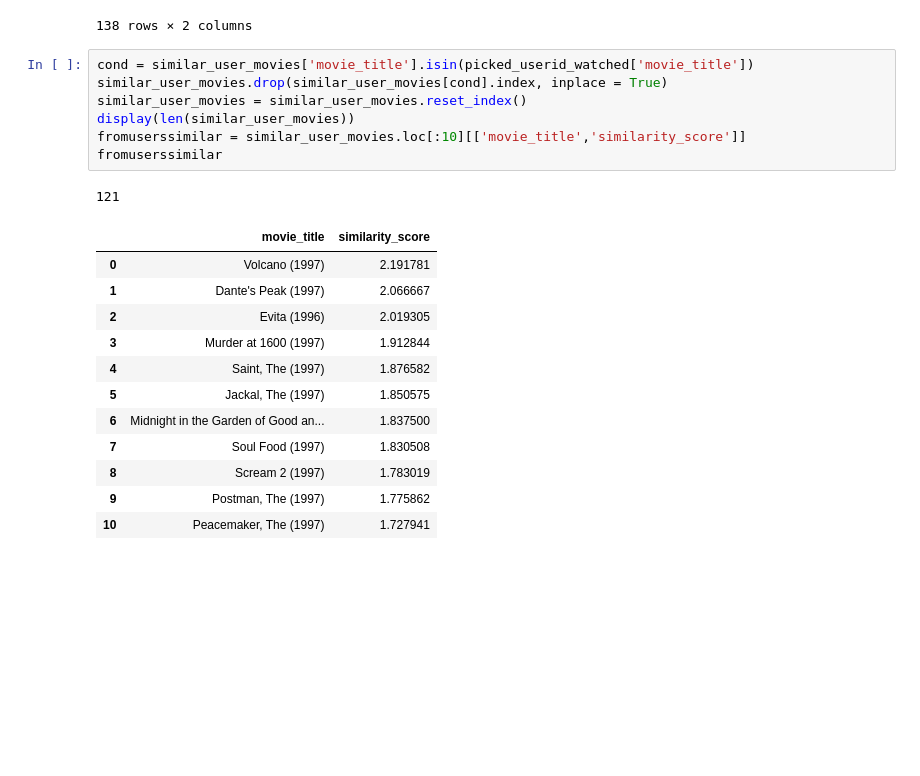
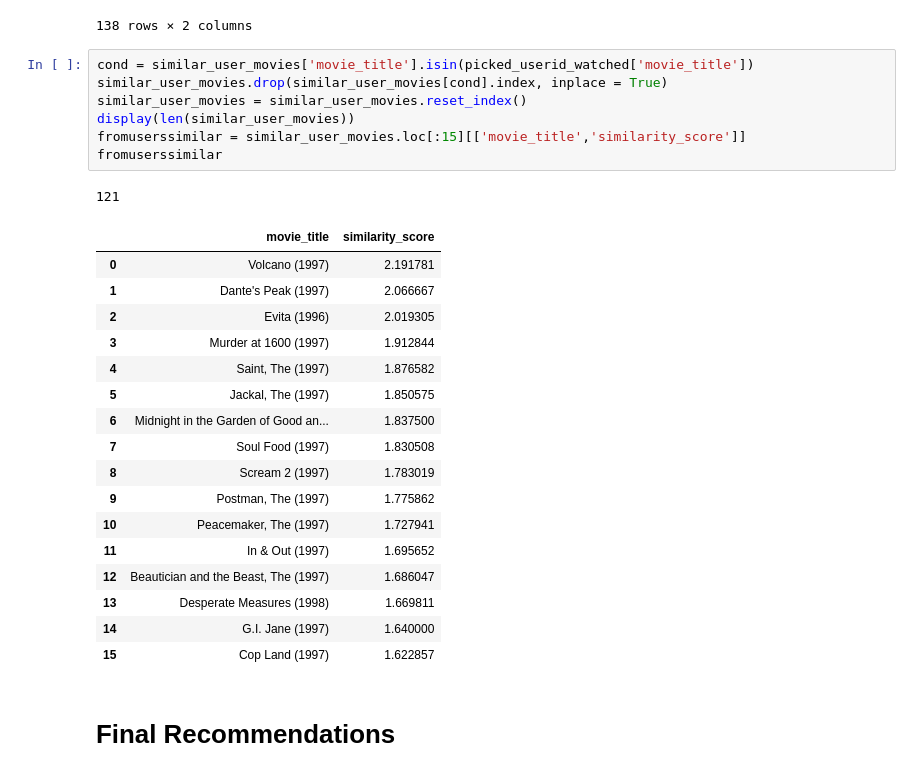
Before and after one commit to RulerOfEternalNight/Recommendation-System, a Jupyter notebook: Hybrid.ipynb, the cells around one changed output. Cells and saved outputs as stored; diff of their text form; blank space fills up the shorter version.

```diff
--- a/Hybrid.ipynb
+++ b/Hybrid.ipynb
@@ -407,24 +412,31 @@ similar_user_movies
 # %%
 cond = similar_user_movies['movie_title'].isin(picked_userid_watched['movie_title'])
 similar_user_movies.drop(similar_user_movies[cond].index, inplace = True)
 similar_user_movies = similar_user_movies.reset_index()
 display(len(similar_user_movies))
-fromuserssimilar = similar_user_movies.loc[:10][['movie_title','similarity_score']]
+fromuserssimilar = similar_user_movies.loc[:15][['movie_title','similarity_score']]
 fromuserssimilar
 # %% [output]
 121
 |  | movie_title | similarity_score |
 | 0 | Volcano (1997) | 2.191781 |
 | 1 | Dante's Peak (1997) | 2.066667 |
 | 2 | Evita (1996) | 2.019305 |
 | 3 | Murder at 1600 (1997) | 1.912844 |
 | 4 | Saint, The (1997) | 1.876582 |
 | 5 | Jackal, The (1997) | 1.850575 |
 | 6 | Midnight in the Garden of Good an... | 1.837500 |
 | 7 | Soul Food (1997) | 1.830508 |
 | 8 | Scream 2 (1997) | 1.783019 |
 | 9 | Postman, The (1997) | 1.775862 |
 | 10 | Peacemaker, The (1997) | 1.727941 |
+| 11 | In & Out (1997) | 1.695652 |
+| 12 | Beautician and the Beast, The (1997) | 1.686047 |
+| 13 | Desperate Measures (1998) | 1.669811 |
+| 14 | G.I. Jane (1997) | 1.640000 |
+| 15 | Cop Land (1997) | 1.622857 |
+# %% [markdown]
+# Final Recommendations
 # %%
 display(itemssimilar, fromuserssimilar)
 # %% [output]
```
Also changed, not shown: parts of 4 cells of this notebook, 1 other file.
